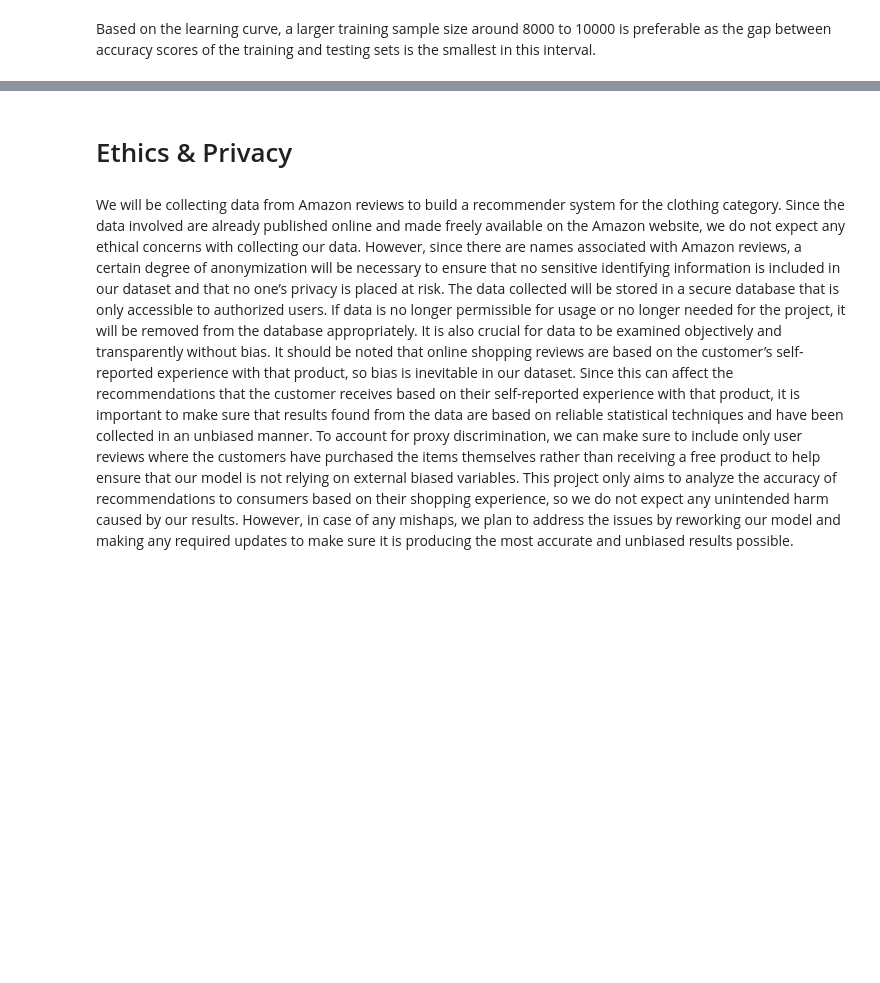
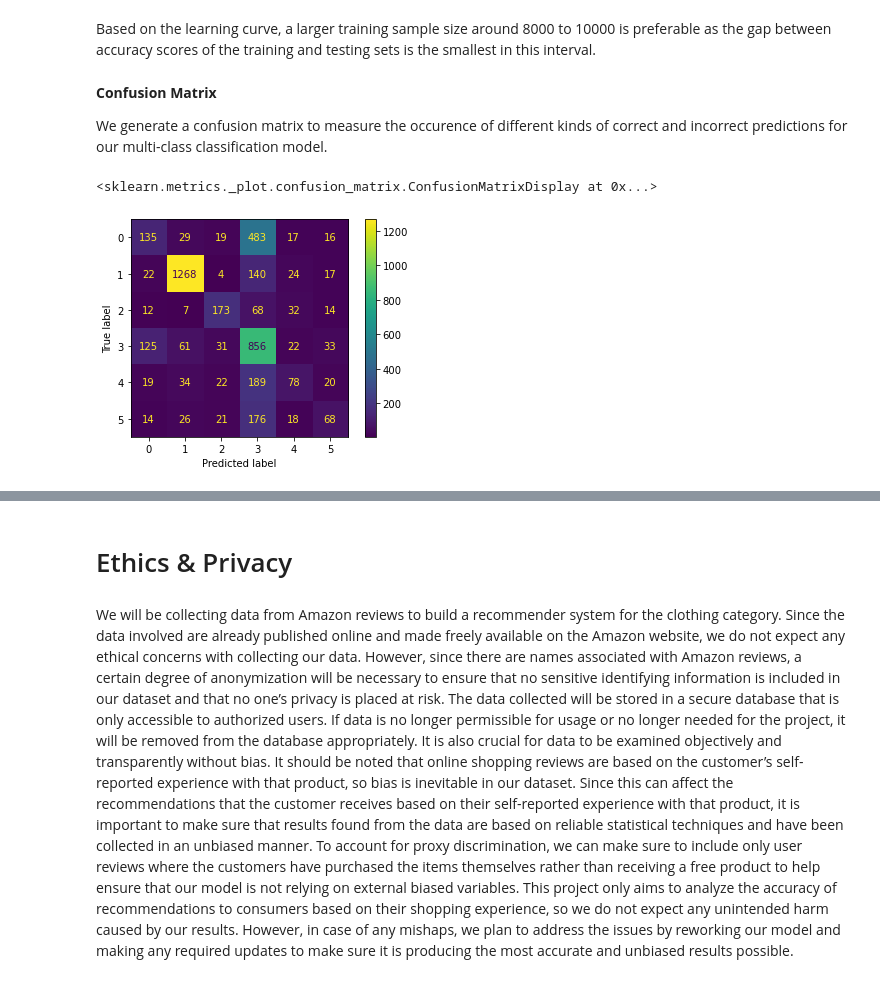
Before and after one commit to mf02511/AmazonReview-Classification, a Jupyter notebook: CheckpointGroup027-Wi23.ipynb, the cells around one changed output, grey strips where cells are left out. Cells and saved outputs as stored; diff of their text form; code cells hidden in the pictures; blank space fills up the shorter version.

Commit message:
add metrics

```diff
--- a/CheckpointGroup027-Wi23.ipynb
+++ b/CheckpointGroup027-Wi23.ipynb
@@ -378,2 +398,6 @@ plt.show()
 # %% [markdown]
 Based on the learning curve, a larger training sample size around 8000 to 10000 is preferable as the gap between accuracy scores of the training and testing sets is the smallest in this interval.
+# %% [markdown]
+**Confusion Matrix**
+
+We generate a confusion matrix to measure the occurence of different kinds of correct and incorrect predictions for our multi-class classification model.
@@ -379,0 +414,16 @@ Based on the learning curve, a larger training sample size around 8000 to 10000
+# %%
+classifier_model = make_pipeline(
+    StandardScaler(),
+    clf)
+
+classifier_model.fit(X_train, y_train)
+
+y_pred_train = classifier_model.predict(X_train)
+y_pred_test = classifier_model.predict(X_test)
+# %%
+cm = confusion_matrix(y_test, y_pred_test)
+disp = ConfusionMatrixDisplay(cm);
+disp.plot()
+# %% [output]
+<sklearn.metrics._plot.confusion_matrix.ConfusionMatrixDisplay at 0x...>
+[figure, added]
```
Also changed, not shown: parts of 17 cells of this notebook.
